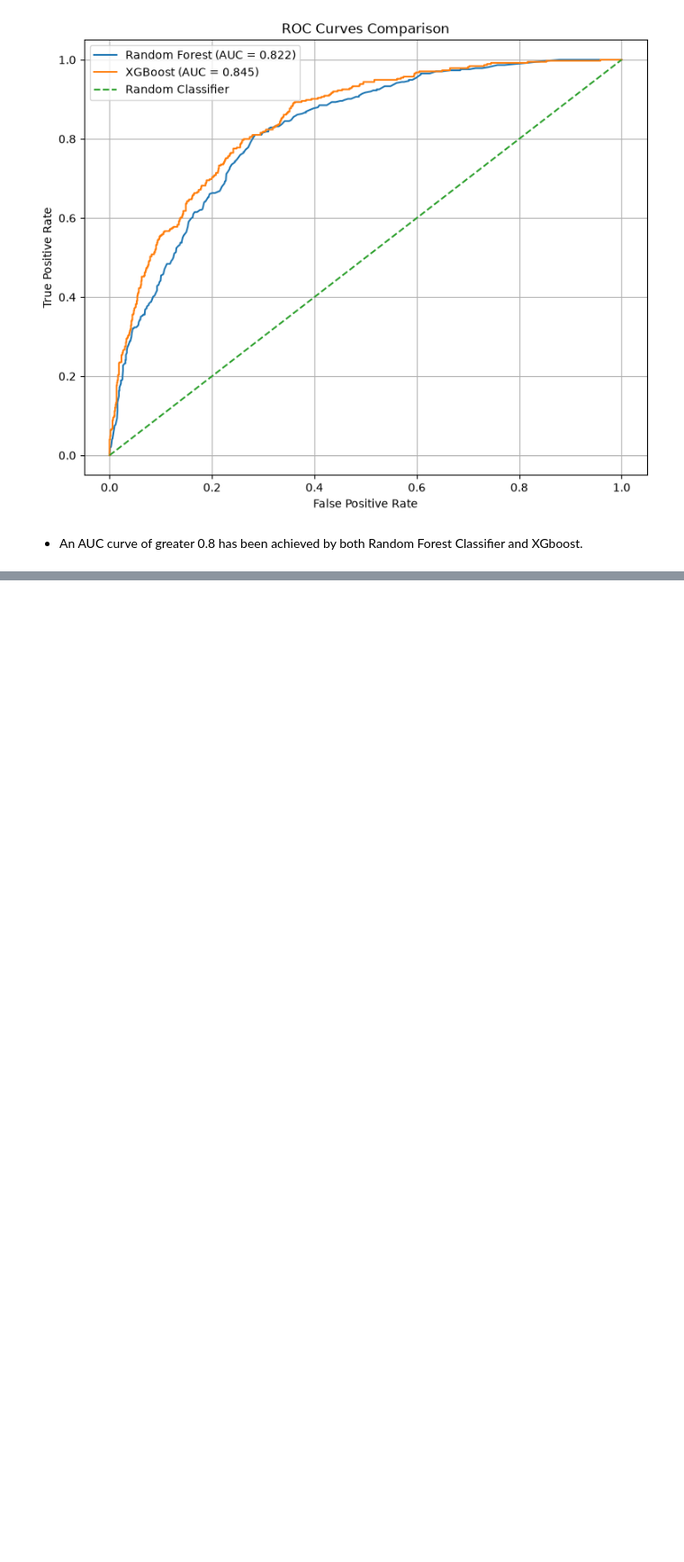
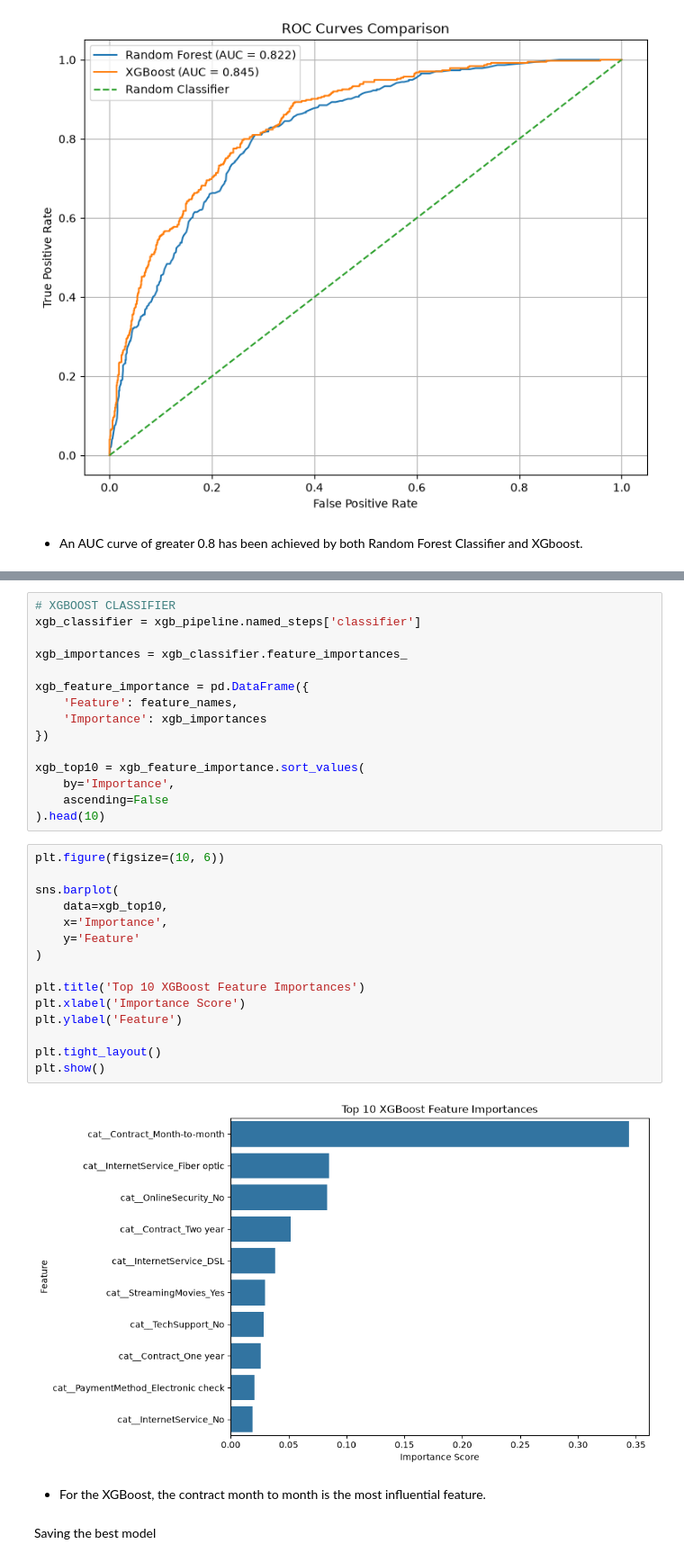
Before and after one commit to seelneas/Datheon_Machine_Learning_-_Data_Science_Internship, a Jupyter notebook: Predictive_Customer_Churn_Classifier/customer_churn.ipynb, the cells around one changed output, grey strips where cells are left out. Shown at 90% size. Cells and saved outputs as stored; diff of their text form; blank space fills up the shorter version.

```diff
--- a/Predictive_Customer_Churn_Classifier/customer_churn.ipynb
+++ b/Predictive_Customer_Churn_Classifier/customer_churn.ipynb
@@ -464,0 +567,36 @@ plt.show()
+# %%
+# XGBOOST CLASSIFIER
+xgb_classifier = xgb_pipeline.named_steps['classifier']
+
+xgb_importances = xgb_classifier.feature_importances_
+
+xgb_feature_importance = pd.DataFrame({
+    'Feature': feature_names,
+    'Importance': xgb_importances
+})
+
+xgb_top10 = xgb_feature_importance.sort_values(
+    by='Importance',
+    ascending=False
+).head(10)
+# %%
+plt.figure(figsize=(10, 6))
+
+sns.barplot(
+    data=xgb_top10,
+    x='Importance',
+    y='Feature'
+)
+
+plt.title('Top 10 XGBoost Feature Importances')
+plt.xlabel('Importance Score')
+plt.ylabel('Feature')
+
+plt.tight_layout()
+plt.show()
+# %% [output]
+[figure, added]
+# %% [markdown]
+- For the XGBoost, the contract month to month is the most influential feature.
+# %% [markdown]
+Saving the best model
```
Also changed, not shown: parts of 9 cells of this notebook, 2 other files.
